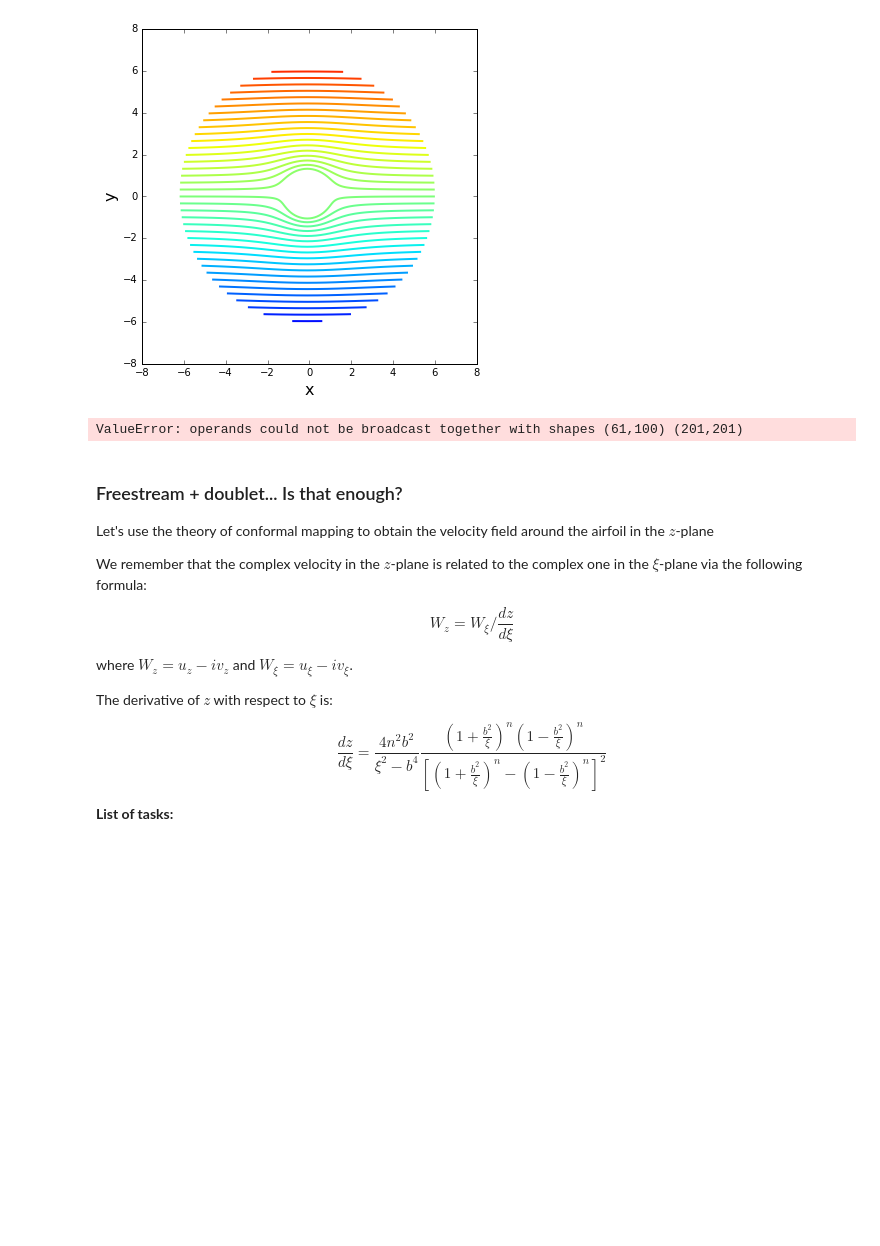
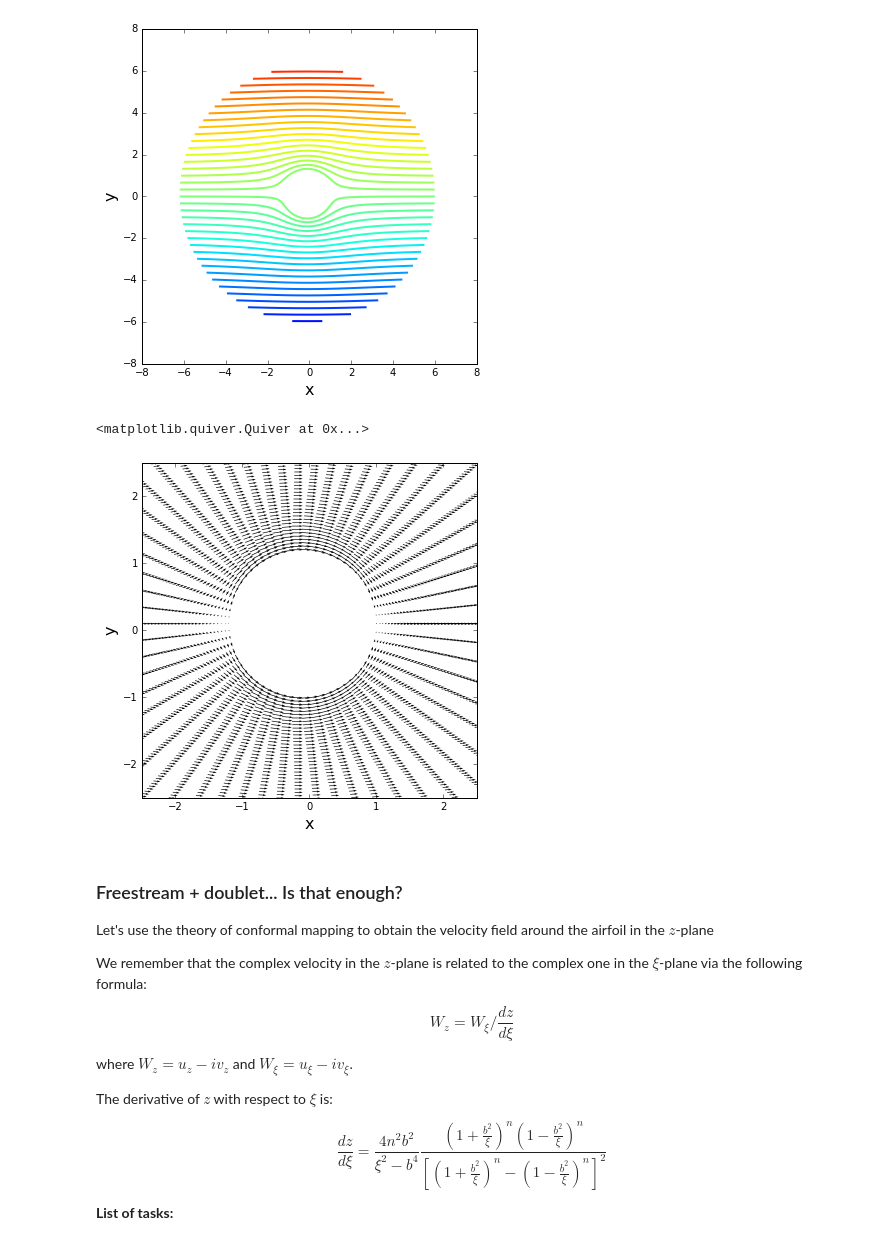
Before and after one commit to liu19941121/mae6226-work, a Jupyter notebook: midterm/midterm.ipynb, the cells around one changed output. Cells and saved outputs as stored; diff of their text form; code cells hidden in the pictures; blank space fills up the shorter version.

```diff
--- a/midterm/midterm.ipynb
+++ b/midterm/midterm.ipynb
@@ -198,9 +198,9 @@ print('kappa=', kappa)
 
 # 2(a)
 
-def get_velocity_freestream(u_inf):
-    u_freestream = u_inf * numpy.ones_like(X)
-    v_freestream = numpy.zeros_like(X)
+def get_velocity_freestream(u, theta):
+    u_freestream = u * numpy.cos(theta)
+    v_freestream = u * numpy.sin(theta)
     return u_freestream,v_freestream
 
 # 2(b)
@@ -289,19 +289,20 @@ pyplot.contour(x_1, y_1, psi_1, levels = numpy.linspace(-8, 8, 51), linewidths=2
 # %%
 # 5
 
-u_freestream, v_freestream = get_velocity_freestream(u_inf)
+u_freestream_2, v_freestream_2 = get_velocity_freestream(u_inf, 0)
 u_doublet, v_doublet = get_velocity_doublet(strength, x_c, y_c, x_1, y_1)
-u_1 = u_doublet + u_freestream
-v_1 = v_doublet + v_freestream
+u_1 = u_doublet + u_freestream_2
+v_1 = v_doublet + v_freestream_2
 size = 6
 pyplot.figure(figsize=(size, size))
 pyplot.xlabel('x', fontsize=16)
 pyplot.ylabel('y', fontsize=16)
 pyplot.xlim(-2.5, 2.5)
 pyplot.ylim(-2.5, 2.5)
 pyplot.quiver(x_1, y_1, u_1, v_1, units='xy', pivot='tip', width=0.01, scale=10)
 # %% [output]
-ValueError: operands could not be broadcast together with shapes (61,100) (201,201)
+<matplotlib.quiver.Quiver at 0x...>
+[figure, added]
 # %% [markdown]
 ### Freestream + doublet... Is that enough?
 
```
Also changed, not shown: parts of 2 cells of this notebook.
